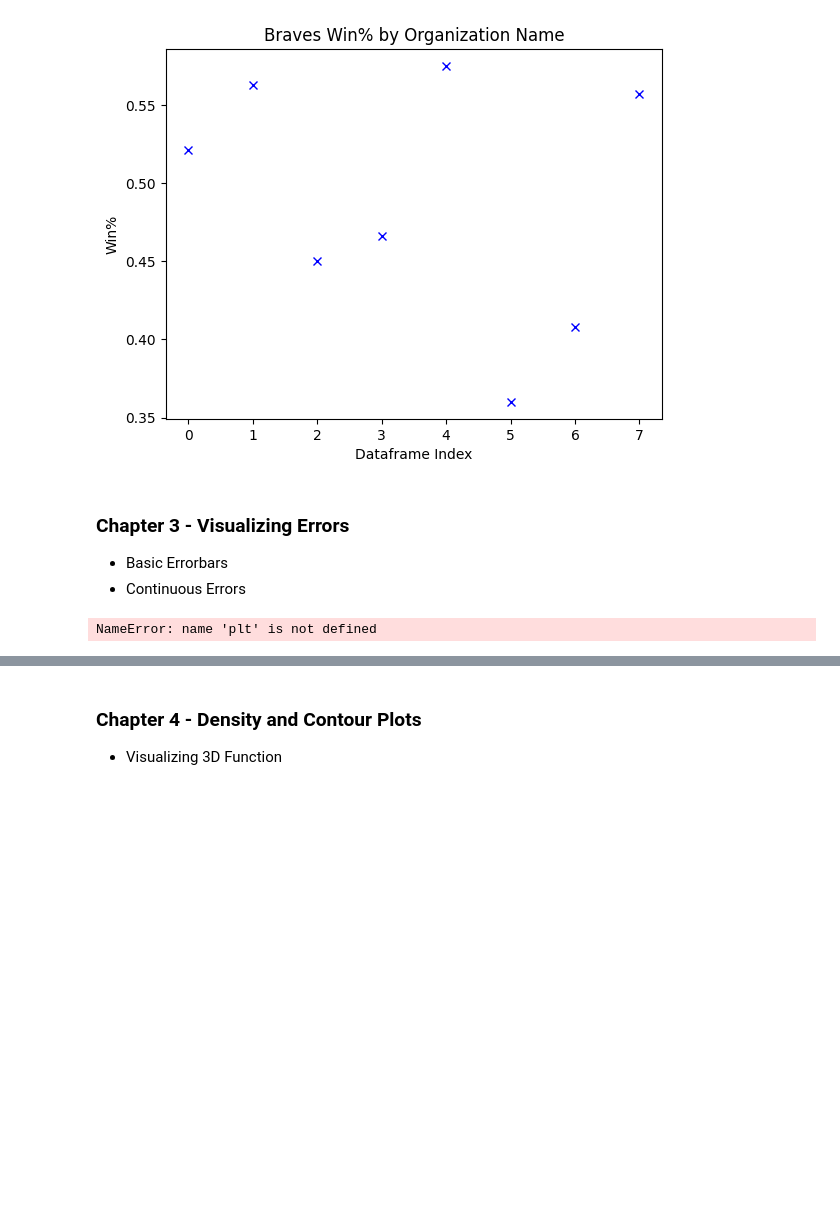
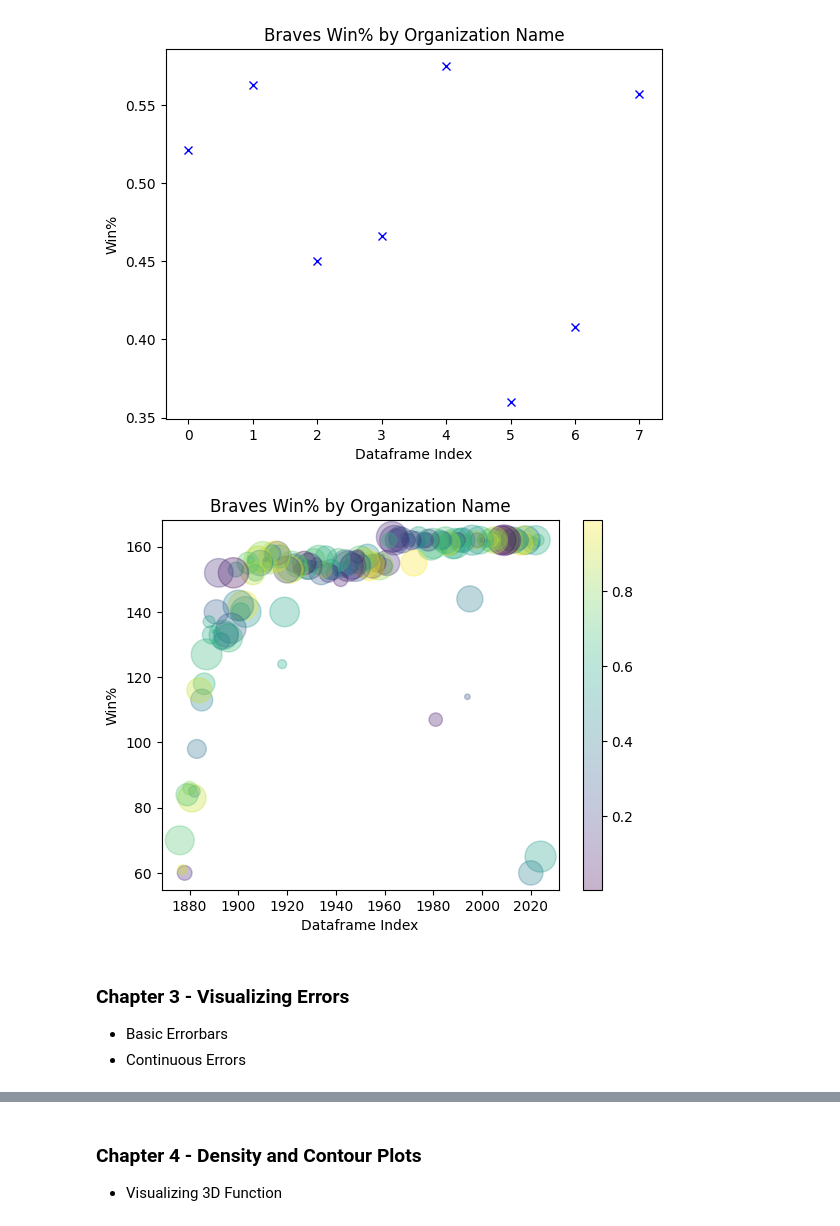
Before and after one commit to C00lEagle/Project4, a Jupyter notebook: Project4MY.ipynb, the cells around one changed output, grey strips where cells are left out. Drawn from its saved outputs; the diff is of its cells as text; code cells hidden in the pictures; blank space fills up the shorter version.

```diff
--- a/Project4MY.ipynb
+++ b/Project4MY.ipynb
@@ -148,14 +152,19 @@ plt.show()
 6  Boston Nationals  1901-1906   355   516  0.408         0      0   0
 7       Boston Reds  1876-1876    39    31  0.557         0      0   0
 [figure]
+# %%
+rng = np.random.RandomState(0)
+colors = rng.rand(len(braves))
+sizes = 500 * rng.rand(len(braves))
+plt.scatter(yr, braves.G, c=colors, s=sizes, alpha=0.3, cmap='viridis')
+plt.title(f'Braves Win% by Organization Name')
+plt.xlabel('Dataframe Index')
+plt.ylabel(f'Win%')
+plt.colorbar()
+plt.show()
+# %% [output]
+[figure, added]
 # %% [markdown]
 ### Chapter 3 - Visualizing Errors
 - Basic Errorbars
 - Continuous Errors
-# %%
-# Chapter 1
-#
-fig = plt.figure()
-ax = plt.axes()
-# %% [output]
-NameError: name 'plt' is not defined
```
Also changed, not shown: parts of 33 cells of this notebook, 2 other files.
